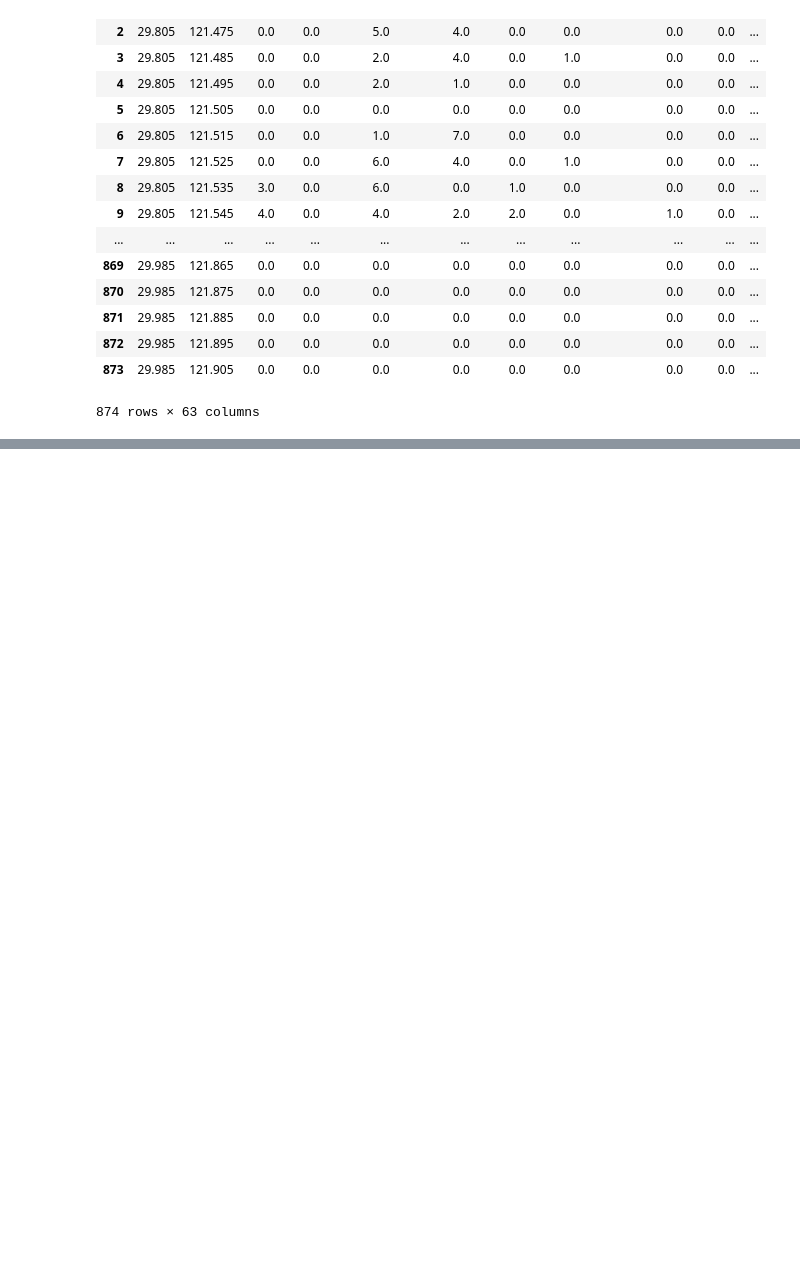
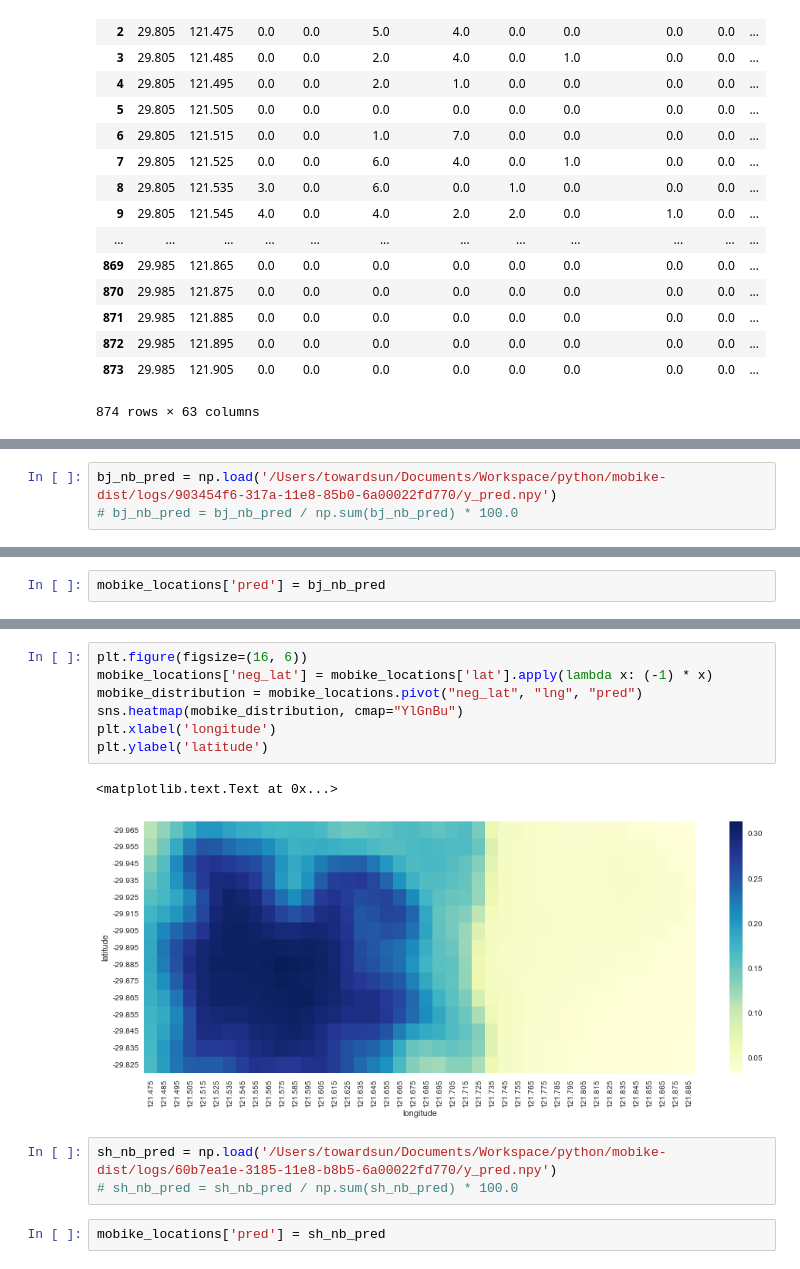
Before and after one commit to TowardSun/mobike-dist, a Jupyter notebook: experiment/dist_visualization.ipynb, the cells around one changed output, grey strips where cells are left out. Cells and saved outputs as stored; diff of their text form; blank space fills up the shorter version.

```diff
--- a/experiment/dist_visualization.ipynb
+++ b/experiment/dist_visualization.ipynb
@@ -55,0 +76,3 @@ for index, row in nb_df.iterrows():
+# %%
+bj_nb_pred = np.load('/Users/towardsun/Documents/Workspace/python/mobike-dist/logs/903454f6-317a-11e8-85b0-6a00022fd770/y_pred.npy')
+# bj_nb_pred = bj_nb_pred / np.sum(bj_nb_pred) * 100.0
@@ -55,0 +83,2 @@ for index, row in nb_df.iterrows():
+# %%
+mobike_locations['pred'] = bj_nb_pred
@@ -55,0 +105,15 @@ for index, row in nb_df.iterrows():
+# %%
+plt.figure(figsize=(16, 6))
+mobike_locations['neg_lat'] = mobike_locations['lat'].apply(lambda x: (-1) * x)
+mobike_distribution = mobike_locations.pivot("neg_lat", "lng", "pred")
+sns.heatmap(mobike_distribution, cmap="YlGnBu")
+plt.xlabel('longitude')
+plt.ylabel('latitude')
+# %% [output]
+<matplotlib.text.Text at 0x...>
+[figure, added]
+# %%
+sh_nb_pred = np.load('/Users/towardsun/Documents/Workspace/python/mobike-dist/logs/60b7ea1e-3185-11e8-b8b5-6a00022fd770/y_pred.npy')
+# sh_nb_pred = sh_nb_pred / np.sum(sh_nb_pred) * 100.0
+# %%
+mobike_locations['pred'] = sh_nb_pred
```
Also changed, not shown: parts of 16 cells of this notebook, 7 other files.
